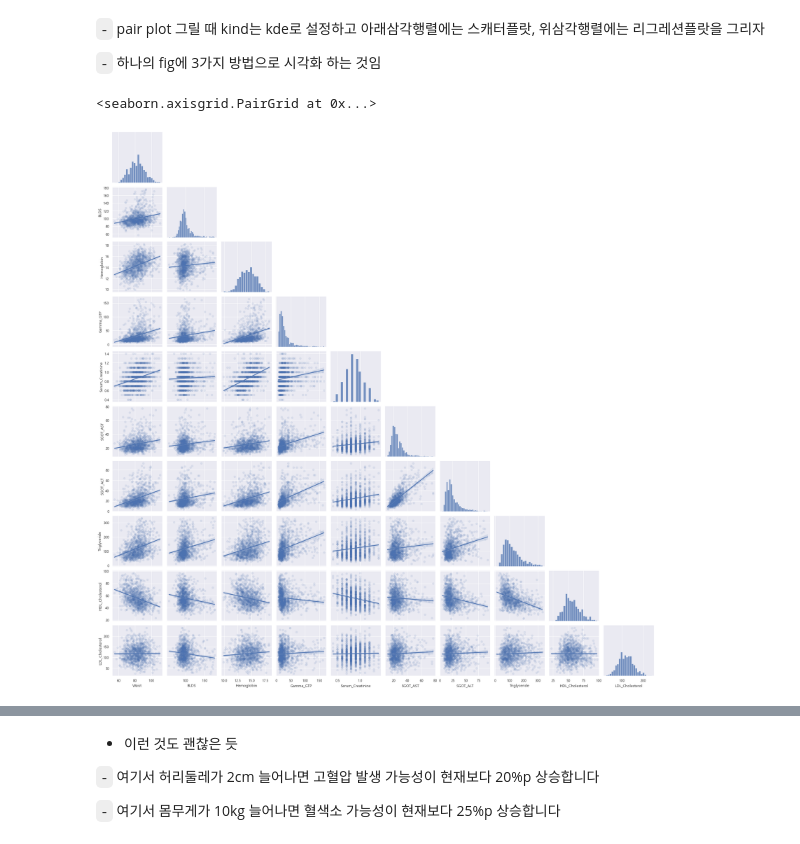
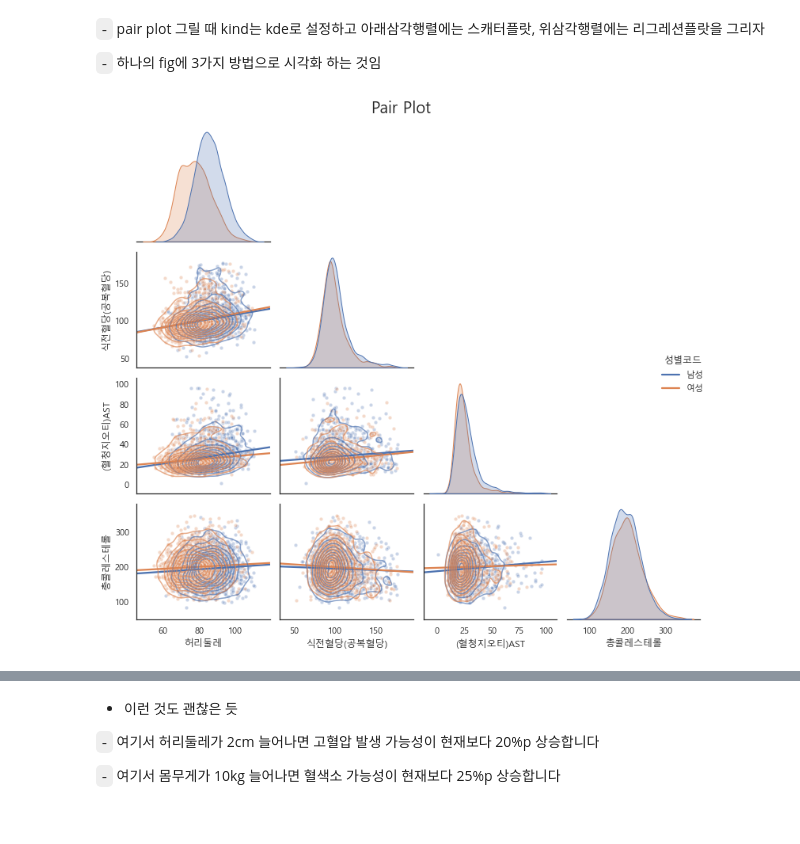
Before and after one commit to Jaesu26/statistical-database-project, a Jupyter notebook: 2022-05-30-StatsDB-Final.ipynb, the cells around one changed output, grey strips where cells are left out. Saved outputs shown, nothing was run; the diff lists cells and outputs as text; code cells hidden in the pictures.

```diff
--- a/2022-05-30-StatsDB-Final.ipynb
+++ b/2022-05-30-StatsDB-Final.ipynb
@@ -776,0 +793,7 @@ numeric_featuers = tmp.columns[(tmp.dtypes == np.int64) | (tmp.dtypes == float)]
+# %%
+def get_not_outlier_index(df: pd.DataFrame, z:float = 3.0) -> list:
+    """
+    inpuut의 모든 컬럼에 대해 이상점이 아닌 인덱스 공통부분 list를 반환하는 함수
+    """
+    not_outlier_idx = (np.abs(stats.zscore(df)) < z).all(axis=1)
+    return not_outlier_idx
@@ -819,7 +814,0 @@ tt = tt.dropna()
-# %%
-def get_not_outlier_index(df: pd.DataFrame) -> list:
-    """
-    inpuut의 모든 컬럼에 대해 이상점이 아닌 인덱스 공통부분 list를 반환하는 함수
-    """
-    not_outlier_idx = (np.abs(stats.zscore(df)) < 3).all(axis=1)
-    return not_outlier_idx
@@ -829,8 +816,3 @@ tt = tt[get_not_outlier_index(tt)]
 `-` pair plot 그릴 때 kind는 kde로 설정하고 아래삼각행렬에는 스캐터플랏, 위삼각행렬에는 리그레션플랏을 그리자
 
 `-` 하나의 fig에 3가지 방법으로 시각화 하는 것임
-# %%
-sns.pairplot(data=tt, kind='reg', vars=numeric_features, corner=True,  plot_kws={'scatter_kws': {'alpha': 0.1}})
-# %% [output]
-<seaborn.axisgrid.PairGrid at 0x...>
-[figure, removed]
@@ -836,0 +862,10 @@ sns.pairplot(data=tt, kind='reg', vars=numeric_features, corner=True,  plot_kws=
+# %%
+pair_plot(tmp,
+          var_list=['허리둘레', '식전혈당(공복혈당)', '(혈청지오티)AST', '총콜레스테롤'],
+          hue_var='성별코드',
+          hue_label=['남성', '여성'],
+          hue_order=['남성', '여성'],
+          save_full_path='./Data/pair_plot.png'
+         )
+# %% [output]
+[figure, added]
```
Also changed, not shown: parts of 57 cells of this notebook.
